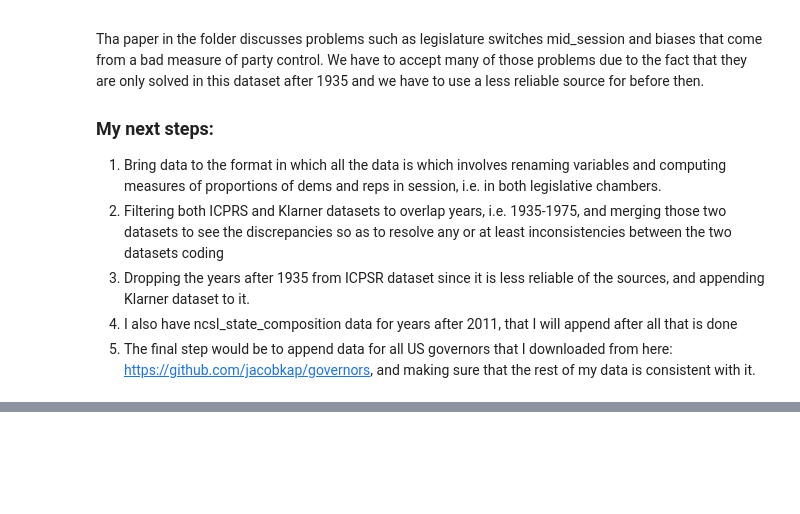
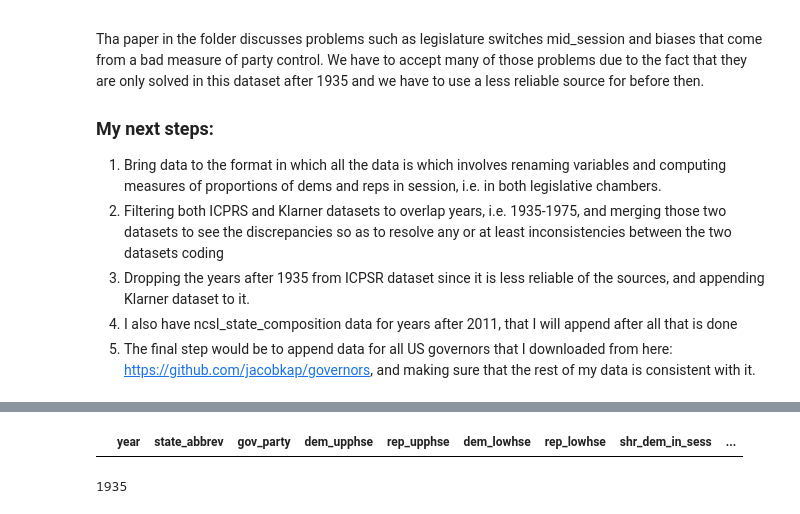
Before and after one commit to batShimon/similarity_data, a Jupyter notebook: Cleaning_icpsr16_partisan_composition.ipynb, the cells around one changed output, grey strips where cells are left out. Saved outputs shown, nothing was run; the diff lists cells and outputs as text; code cells hidden in the pictures; blank space fills up the shorter version.

```diff
--- a/Cleaning_icpsr16_partisan_composition.ipynb
+++ b/Cleaning_icpsr16_partisan_composition.ipynb
@@ -849,3 +978,12 @@ print(klarner1.head())
+# %%
+klarner1 = klarner1.dropna(subset=[col for col in klarner1.columns if col not in ['year', 'state_abbrev']], how='all')
+klarner1[klarner1['year'] == 1934]
+# %% [output]
+|  | year | state_abbrev | gov_party | dem_upphse | rep_upphse | dem_lowhse | rep_lowhse | shr_dem_in_sess | ... |
+# %%
+klarner1['year'].min()
+# %% [output]
+1935
 # %%
 # Check the number of unique states
 print(f"Number of unique states: {klarner1['state_abbrev'].nunique()}")
```
Also changed, not shown: parts of 6 cells of this notebook.
